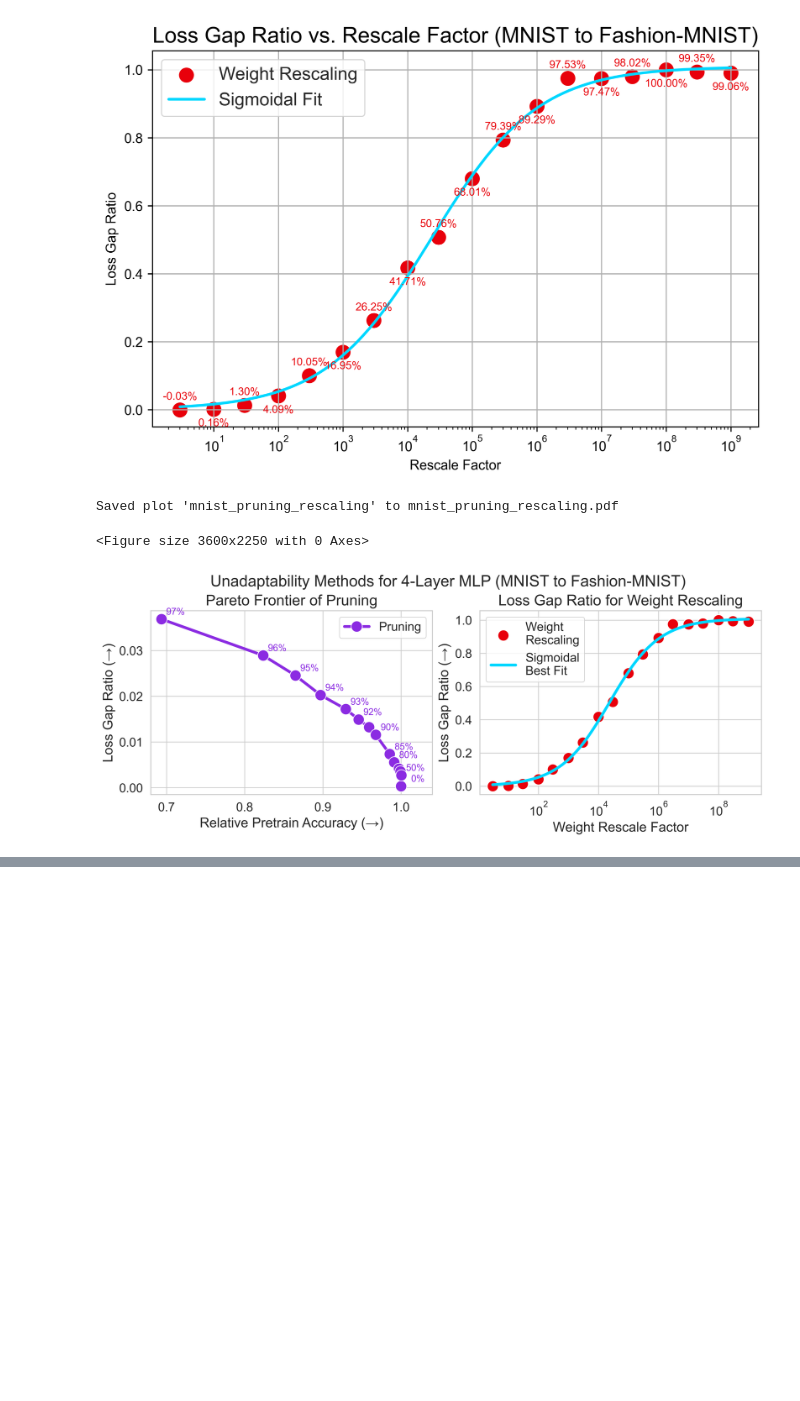
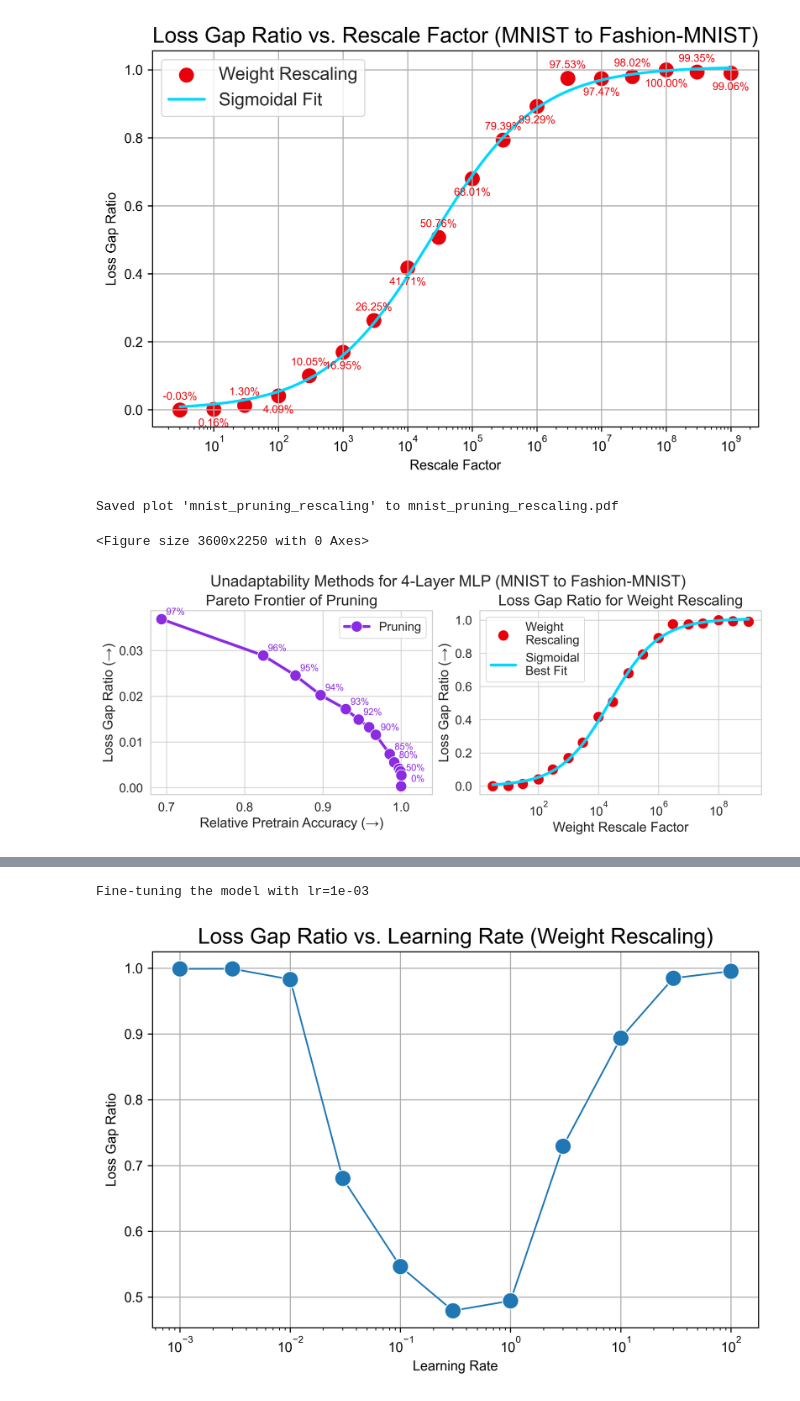
Before and after one commit to mukobi/Unadaptable-Foundation-Models, a Jupyter notebook: toy_models/mnist_pruning.ipynb, the cells around one changed output, grey strips where cells are left out. Saved outputs shown, nothing was run; the diff lists cells and outputs as text; code cells hidden in the pictures; blank space fills up the shorter version.

```diff
--- a/toy_models/mnist_pruning.ipynb
+++ b/toy_models/mnist_pruning.ipynb
@@ -27,7 +27,7 @@ batch_size = 128
 test_batch_size = 1000
 pt_epochs = 8
 ft_epochs = 1
-lr = 1e-3
+default_lr = 1e-3
 gamma = 0.7
 seed = 66
 
@@ -125,7 +125,7 @@ class MLPNet(nn.Module):
 # Initialize the model
 model_inital = MLPNet().to(device)
 # %%
-def train(model, device, train_loader, num_epochs=pt_epochs):
+def train(model, device, train_loader, num_epochs=pt_epochs, learning_rate=default_lr, step_gamma=gamma):
     """
     Training function.
 
@@ -134,8 +134,8 @@ def train(model, device, train_loader, num_epochs=pt_epochs):
     # Reset train loader seed for consistency
     train_loader.sampler.generator = torch.Generator().manual_seed(seed)
 
-    optimizer = optim.AdamW(model.parameters(), lr=lr)
-    scheduler = StepLR(optimizer, step_size=1, gamma=gamma)
+    optimizer = optim.AdamW(model.parameters(), lr=learning_rate)
+    scheduler = StepLR(optimizer, step_size=1, gamma=step_gamma)
     model.train()
     num_total_batches = len(train_loader) * num_epochs
     progress_bar = tqdm(total=num_total_batches, position=0, leave=True)
@@ -733,0 +738,33 @@ Saved plot 'mnist_pruning_rescaling' to mnist_pruning_rescaling.pdf
+# %%
+# How trivial is it to subvert weight rescaling?
+# First, can we just use a larger learning rate to cut down the loss gap ratio, or will fine-tuning actually be broken without unscaling the weights?
+
+# Create a 1e8x rescaled model (should get ~100% loss gap ratio)
+model_rescaled_pt = copy.deepcopy(model_base_pt)
+apply_weight_rescaling_to_model(model_rescaled_pt, rescale_factor = 1e8)
+
+# For a range of learning rates, fine-tune the model, calculate LGR, and plot
+learning_rates = [1e-3, 3e-3, 1e-2, 3e-2, 1e-1, 2e-1, 3e-1, 4e-1, 5e-1, 6e-1, 7e-1, 8e-1, 9e-1, 1e0, 3e0, 1e1, 3e1, 1e2]
+lgrs = []
+for learning_rate in learning_rates:
+    print(f"Fine-tuning the model with lr={default_lr:.0e}")
+    model_rescaled_ft = copy.deepcopy(model_rescaled_pt)
+    losses_rescaled_ft = train(model_rescaled_ft, device, fashion_train_loader, num_epochs=ft_epochs, learning_rate=learning_rate)
+    loss_gap_ratio = calculate_loss_gap_ratio(losses_rescaled_ft, losses_base_ft)
+    print(f"Loss Gap Ratio: {loss_gap_ratio * 100:.4f}%")
+    lgrs.append(loss_gap_ratio)
+# %% [output]
+Fine-tuning the model with lr=1e-03
+# %%
+
+# Plot the LGR vs. learning rate
+chart_utils.initialize_plot_default()
+sns.lineplot(x=learning_rates, y=lgrs, marker="o")
+plt.xscale("log")
+# plt.yscale("log")
+plt.title("Loss Gap Ratio vs. Learning Rate (Weight Rescaling)")
+plt.xlabel("Learning Rate")
+plt.ylabel("Loss Gap Ratio")
+plt.show()
+# %% [output]
+[figure, added]
```
Also changed, not shown: parts of 2 cells of this notebook.
